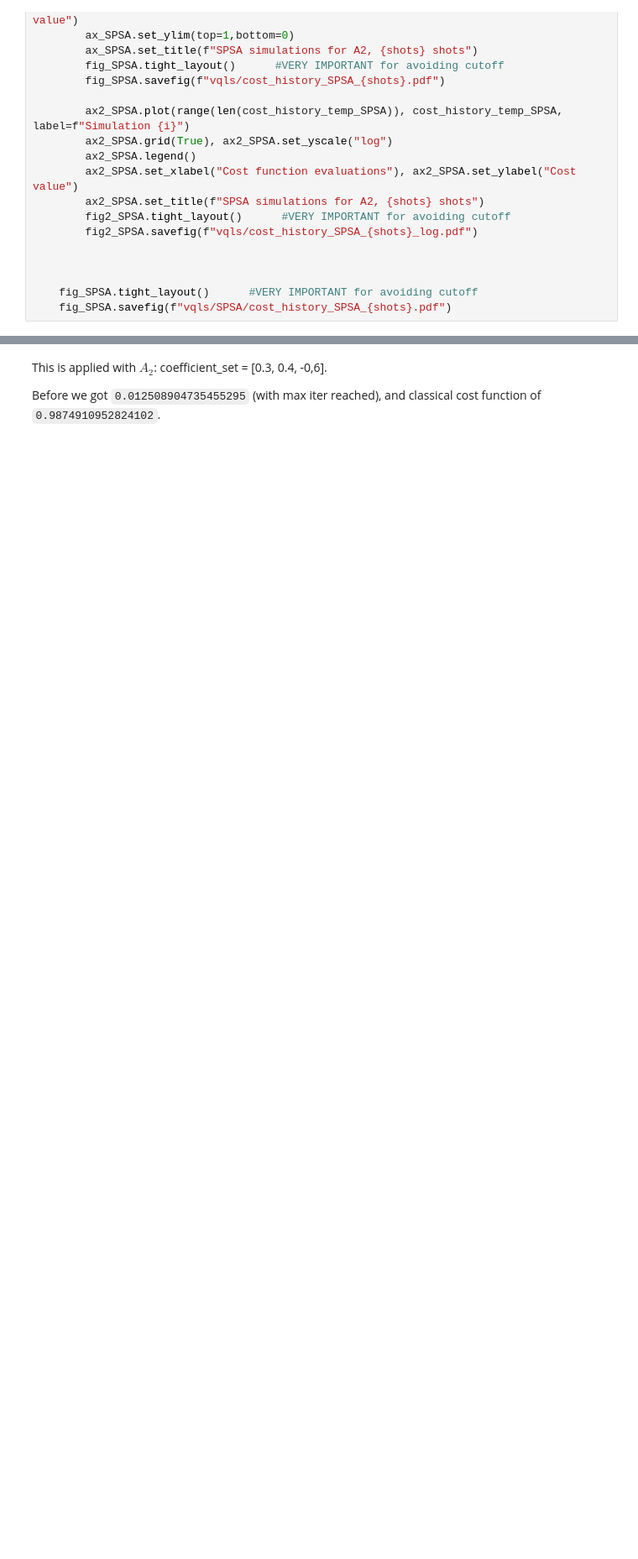
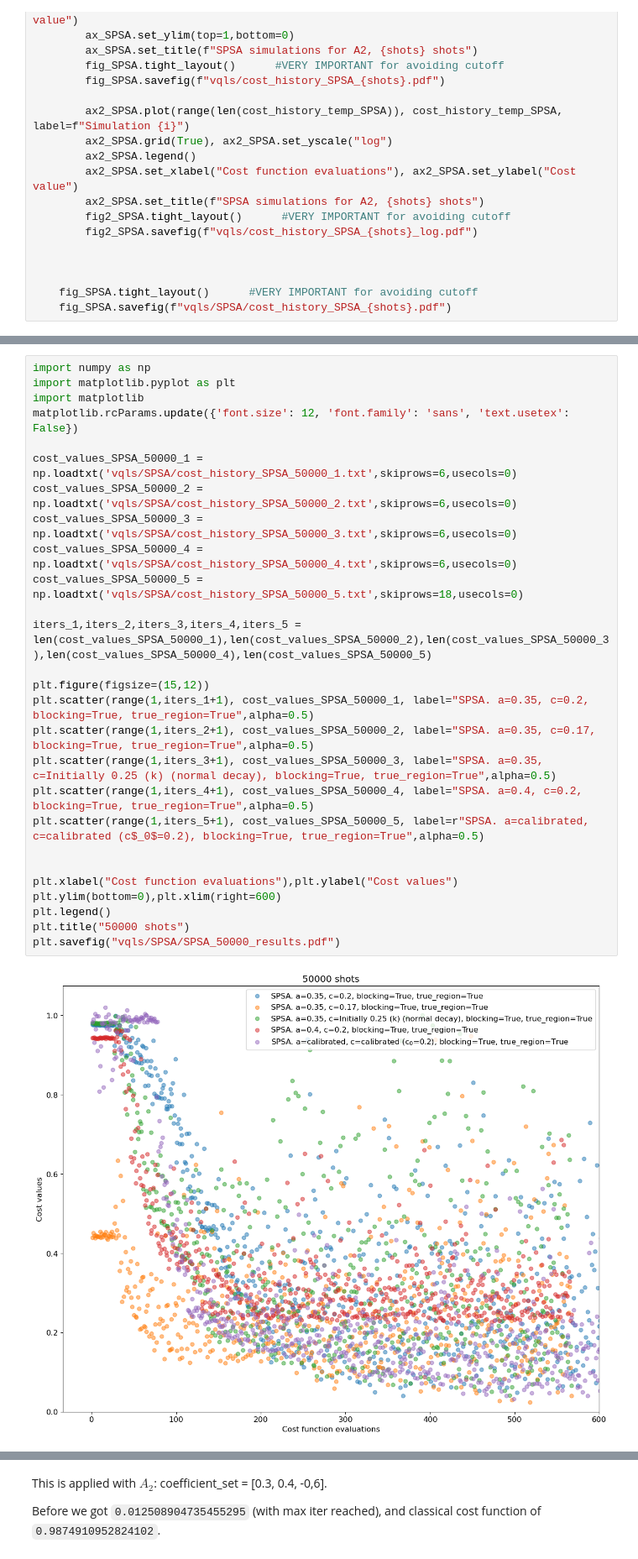
Before and after one commit to ZhiganovD/Numerical-methods-VQE, a Jupyter notebook: Alice_Gregor/Qiskit Notebook VQLS.ipynb, the cells around one changed output, grey strips where cells are left out. Shown at 84% size. Cells and saved outputs as stored; diff of their text form; blank space fills up the shorter version.

```diff
--- a/Alice_Gregor/Qiskit Notebook VQLS.ipynb
+++ b/Alice_Gregor/Qiskit Notebook VQLS.ipynb
@@ -1174,0 +1180,29 @@ KeyboardInterrupt:
+# %%
+import numpy as np
+import matplotlib.pyplot as plt
+import matplotlib
+matplotlib.rcParams.update({'font.size': 12, 'font.family': 'sans', 'text.usetex': False})
+
+cost_values_SPSA_50000_1 = np.loadtxt('vqls/SPSA/cost_history_SPSA_50000_1.txt',skiprows=6,usecols=0)
+cost_values_SPSA_50000_2 = np.loadtxt('vqls/SPSA/cost_history_SPSA_50000_2.txt',skiprows=6,usecols=0)
+cost_values_SPSA_50000_3 = np.loadtxt('vqls/SPSA/cost_history_SPSA_50000_3.txt',skiprows=6,usecols=0)
+cost_values_SPSA_50000_4 = np.loadtxt('vqls/SPSA/cost_history_SPSA_50000_4.txt',skiprows=6,usecols=0)
+cost_values_SPSA_50000_5 = np.loadtxt('vqls/SPSA/cost_history_SPSA_50000_5.txt',skiprows=18,usecols=0)
+
+iters_1,iters_2,iters_3,iters_4,iters_5 = len(cost_values_SPSA_50000_1),len(cost_values_SPSA_50000_2),len(cost_values_SPSA_50000_3),len(cost_values_SPSA_50000_4),len(cost_values_SPSA_50000_5)
+
+plt.figure(figsize=(15,12))
+plt.scatter(range(1,iters_1+1), cost_values_SPSA_50000_1, label="SPSA. a=0.35, c=0.2, blocking=True, true_region=True",alpha=0.5)
+plt.scatter(range(1,iters_2+1), cost_values_SPSA_50000_2, label="SPSA. a=0.35, c=0.17, blocking=True, true_region=True",alpha=0.5)
+plt.scatter(range(1,iters_3+1), cost_values_SPSA_50000_3, label="SPSA. a=0.35, c=Initially 0.25 (k) (normal decay), blocking=True, true_region=True",alpha=0.5)
+plt.scatter(range(1,iters_4+1), cost_values_SPSA_50000_4, label="SPSA. a=0.4, c=0.2, blocking=True, true_region=True",alpha=0.5)
+plt.scatter(range(1,iters_5+1), cost_values_SPSA_50000_5, label=r"SPSA. a=calibrated, c=calibrated (c$_0$=0.2), blocking=True, true_region=True",alpha=0.5)
+
+
+plt.xlabel("Cost function evaluations"),plt.ylabel("Cost values")
+plt.ylim(bottom=0),plt.xlim(right=600)
+plt.legend()
+plt.title("50000 shots")
+plt.savefig("vqls/SPSA/SPSA_50000_results.pdf")
+# %% [output]
+[figure, added]
```
Also changed, not shown: parts of 6 cells of this notebook, 14 other files.
